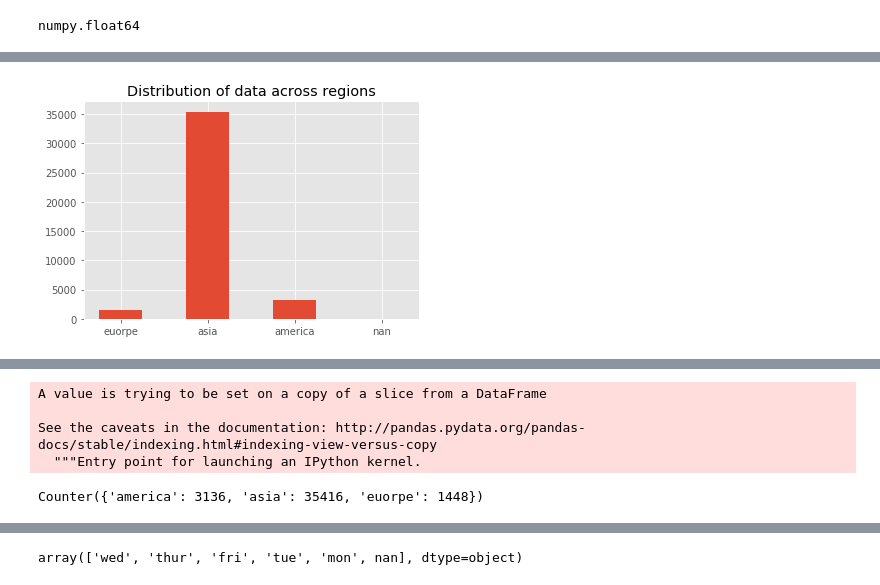
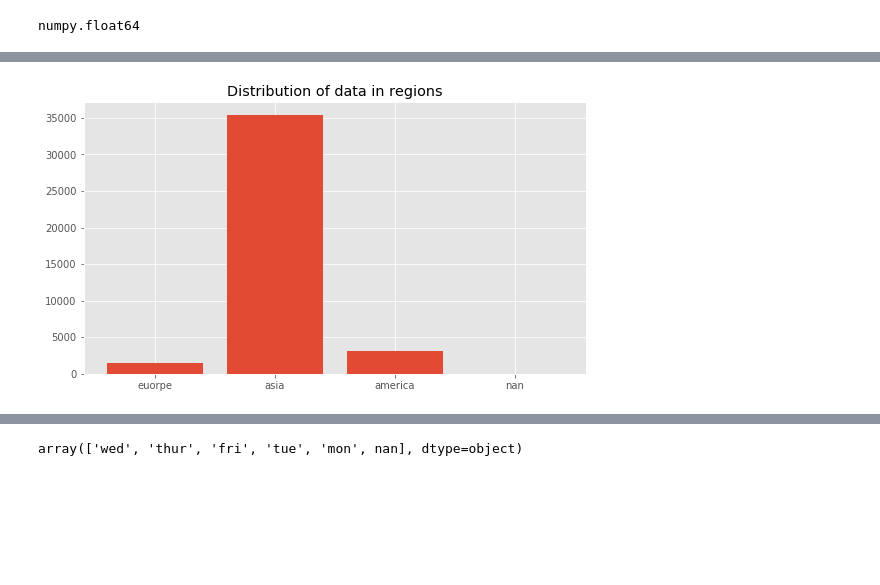
Before and after one commit to Chibuzor44/classification, a Jupyter notebook: classification.ipynb, the cells around one changed output, grey strips where cells are left out. Cells and saved outputs as stored; diff of their text form; code cells hidden in the pictures; blank space fills up the shorter version.

Commit message:
added functions upto data balancing

```diff
--- a/classification.ipynb
+++ b/classification.ipynb
@@ -214,11 +205,6 @@ Counter({'asia': 35409, 'america': 3136, 'euorpe': 1448, nan: 7})
  Counter({'July': 11088, 'Jun': 9279, 'Aug': 8155, 'May': 4788, 'sept.': 3466, 'Apr': 1641, 'Oct': 926, 'Mar': 409, 'Nov': 156, 'Feb': 54, 'Dev': 18, 'January': 11, nan: 9})
-# %%
-# Visualizing the distribution of x93
-reg_x = np.arange(len(region))
-plt.bar(reg_x, region.values(), align='center', width=0.5)
-plt.xticks(reg_x, region.keys())
-plt.title("Distribution of data across regions")
-plt.show()
-# %% [output]
-[figure, removed]
+# %%
+util.plot_cols(region, "regions")
+# %% [output]
+[figure, added]
 # %%
@@ -236,15 +224,8 @@ Counter({'asia': 35409, 'america': 3136, 'euorpe': 1448, nan: 7})
 # category is asia (88.52%) with just 7 nan values and almost 0% of the data, this will
 # barely affect the model, it can be assummed to belong to the majority class
 # %%
-df["x93"][df["x93"].isna()] = "asia"
+# df["x93"][df["x93"].isna()] = "asia"
-# %% [output]
-A value is trying to be set on a copy of a slice from a DataFrame
-
-See the caveats in the documentation: http://pandas.pydata.org/pandas-docs/stable/indexing.html#indexing-view-versus-copy
-  """Entry point for launching an IPython kernel.
 # %%
-Counter(df["x93"])
+# Counter(df["x93"])
-# %% [output]
-Counter({'america': 3136, 'asia': 35416, 'euorpe': 1448})
 # %%
 ## Taking a look at the other three features
```
Also changed, not shown: parts of 40 cells of this notebook.
